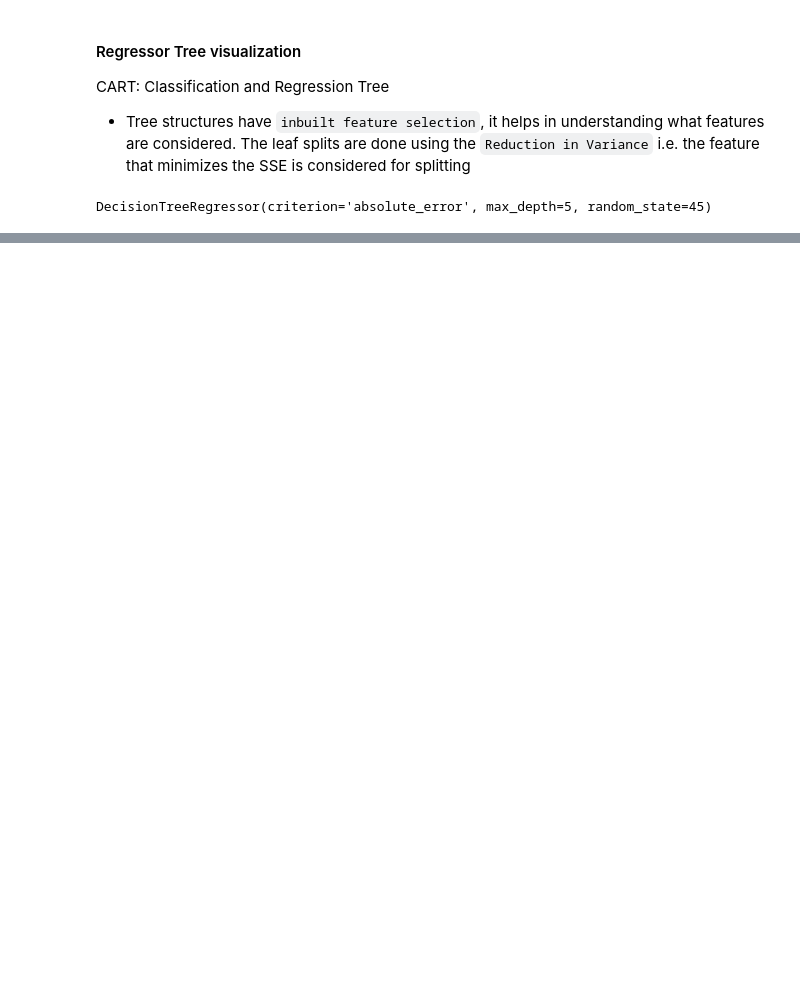
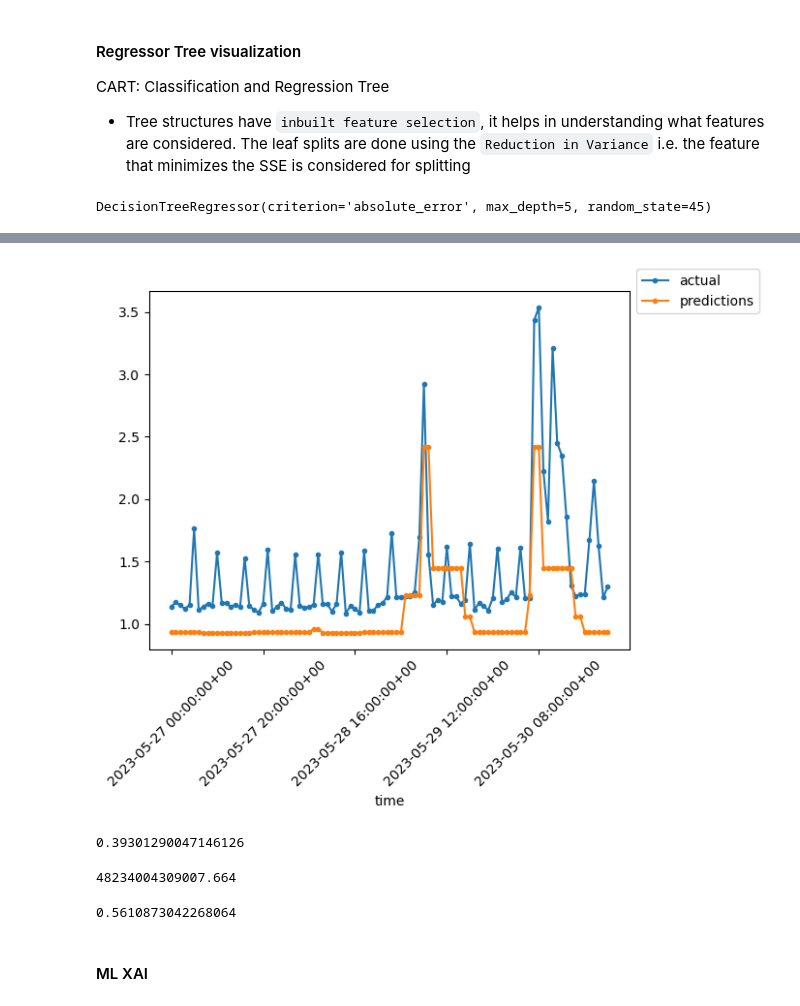
Before and after one commit to Xnsam/timeseries_data, a Jupyter notebook: notebooks/regtree.ipynb, the cells around one changed output, grey strips where cells are left out. Drawn from its saved outputs; the diff is of its cells as text; code cells hidden in the pictures; blank space fills up the shorter version.

```diff
--- a/notebooks/regtree.ipynb
+++ b/notebooks/regtree.ipynb
@@ -189,0 +204,3 @@ dtype: int64
+# %%
+validation, test = train_test_split(test, test_size=0.5, shuffle=False)
+validation.shape
@@ -233,0 +253,6 @@ viz_rmodel.rtree_feature_space(features=['forecast_temperature','forecast_feelsl
+# %%
+predictions = tree_regressor.predict(validation[x_cols])
+# %%
+plot_data = validation[[target_col]].rename(columns={"bld_engcons": "actual"})
+plot_data["predictions"] = predictions.tolist()
+plot_data.head()
@@ -233,0 +284,7 @@ viz_rmodel.rtree_feature_space(features=['forecast_temperature','forecast_feelsl
+# %%
+plot_data.loc[plot_data.index < "2023-05-31", :].plot(style=".-")
+plt.legend(loc="center left", bbox_to_anchor=(1, 1))
+plt.xticks(rotation=45)
+plt.show()
+# %% [output]
+[figure, added]
@@ -233,0 +293,14 @@ viz_rmodel.rtree_feature_space(features=['forecast_temperature','forecast_feelsl
+# %%
+mean_absolute_error(plot_data["actual"], plot_data["predictions"])
+# %% [output]
+0.39301290047146126
+# %%
+mean_absolute_percentage_error(plot_data["actual"], plot_data["predictions"])
+# %% [output]
+48234004309007.664
+# %%
+root_mean_squared_error(plot_data["actual"], plot_data["predictions"])
+# %% [output]
+0.5610873042268064
+# %% [markdown]
+#### ML XAI
```
Also changed, not shown: parts of 17 cells of this notebook, 6 other files.
